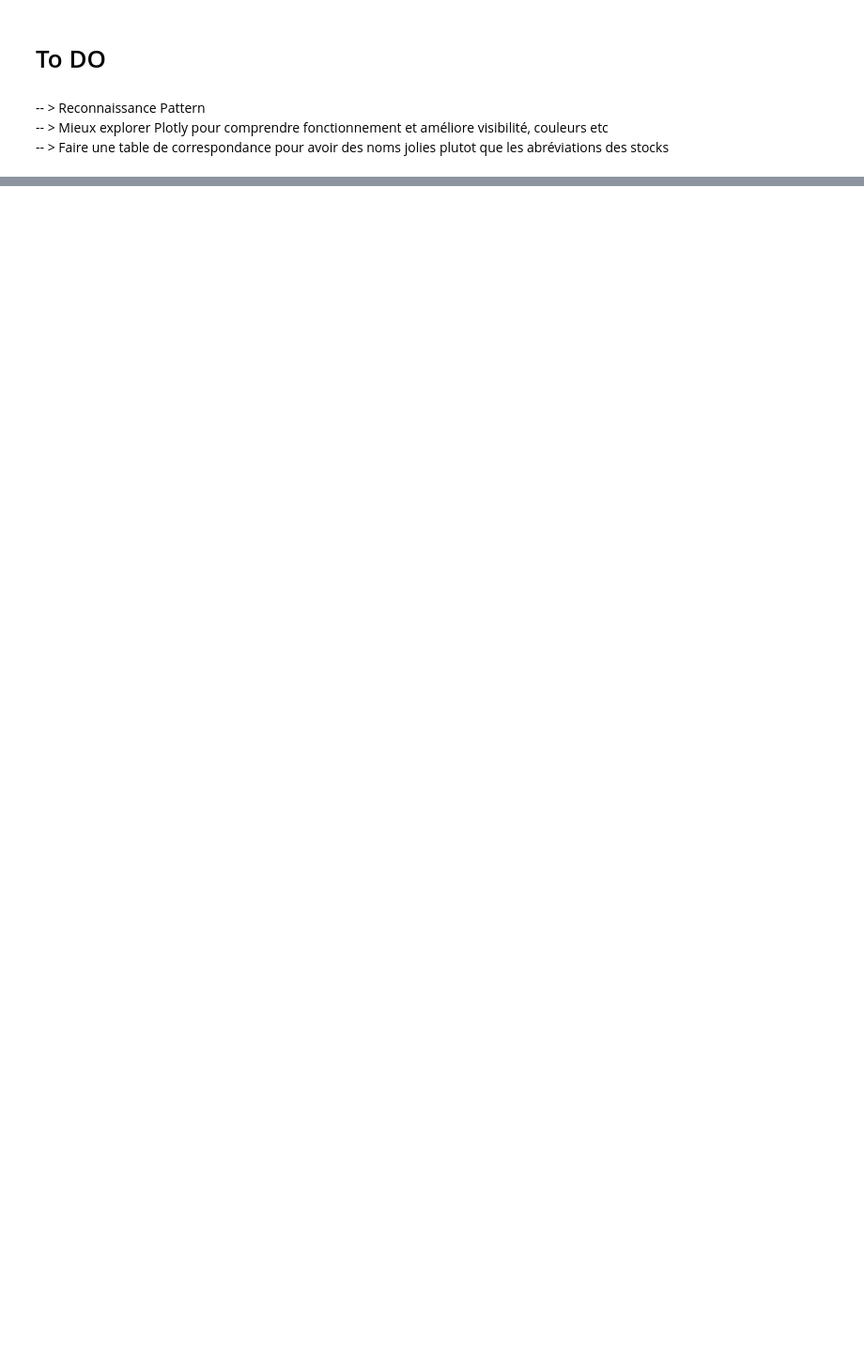
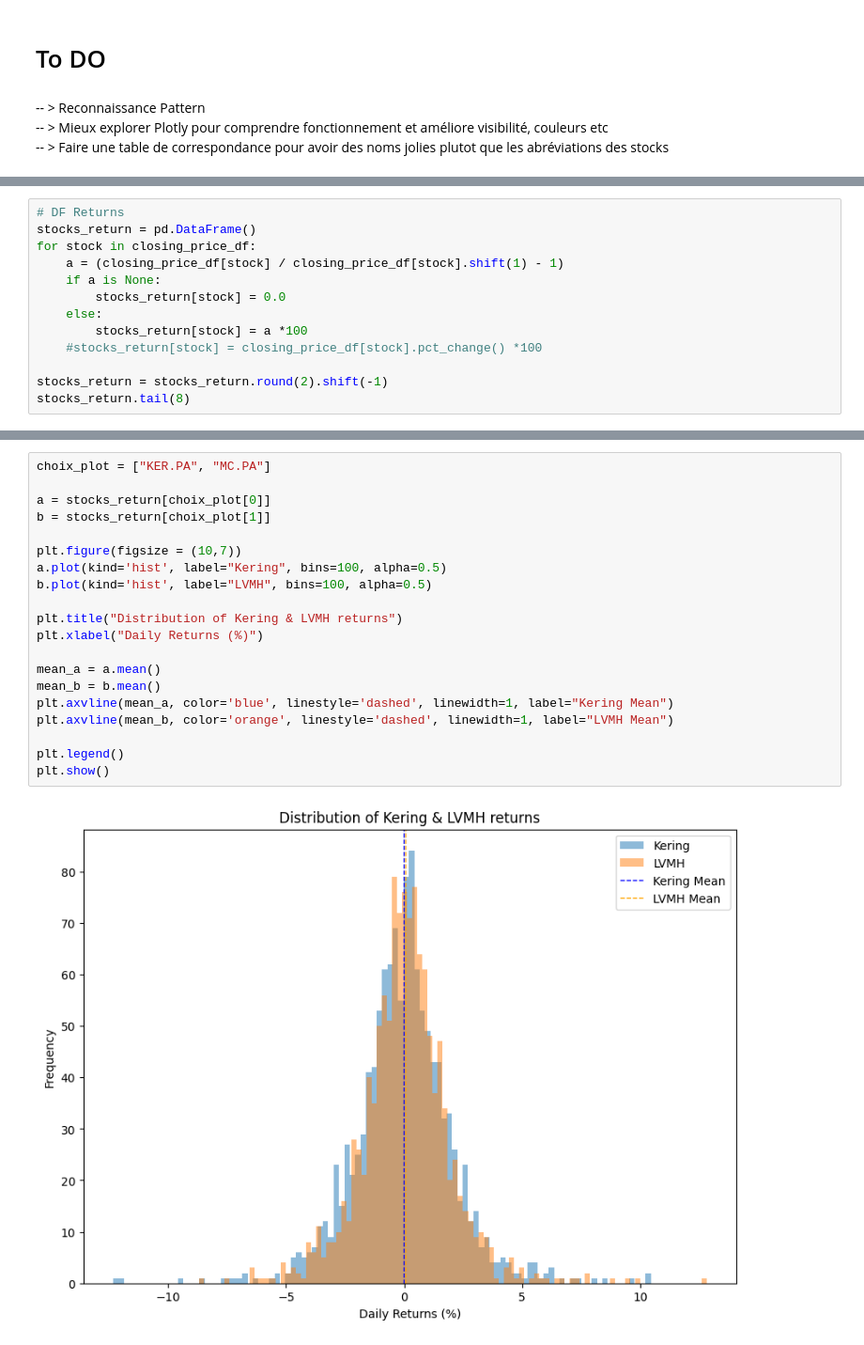
Before and after one commit to MuloTheSecond/Financial-Analysis-Walk-through, a Jupyter notebook: Algo.ipynb, the cells around one changed output, grey strips where cells are left out. Shown at 94% size. Saved outputs shown, nothing was run; the diff lists cells and outputs as text; blank space fills up the shorter version.

```diff
--- a/Algo.ipynb
+++ b/Algo.ipynb
@@ -201,0 +278,13 @@ fig.show()
+# %%
+# DF Returns
+stocks_return = pd.DataFrame()
+for stock in closing_price_df:
+    a = (closing_price_df[stock] / closing_price_df[stock].shift(1) - 1)
+    if a is None:
+        stocks_return[stock] = 0.0
+    else:
+        stocks_return[stock] = a *100
+    #stocks_return[stock] = closing_price_df[stock].pct_change() *100
+
+stocks_return = stocks_return.round(2).shift(-1)
+stocks_return.tail(8)
@@ -201,0 +416,22 @@ fig.show()
+# %%
+choix_plot = ["KER.PA", "MC.PA"]
+
+a = stocks_return[choix_plot[0]]
+b = stocks_return[choix_plot[1]]
+
+plt.figure(figsize = (10,7))
+a.plot(kind='hist', label="Kering", bins=100, alpha=0.5)
+b.plot(kind='hist', label="LVMH", bins=100, alpha=0.5)
+
+plt.title("Distribution of Kering & LVMH returns")
+plt.xlabel("Daily Returns (%)")
+
+mean_a = a.mean()
+mean_b = b.mean()
+plt.axvline(mean_a, color='blue', linestyle='dashed', linewidth=1, label="Kering Mean")
+plt.axvline(mean_b, color='orange', linestyle='dashed', linewidth=1, label="LVMH Mean")
+
+plt.legend()
+plt.show()
+# %% [output]
+[figure, added]
```
Also changed, not shown: parts of 40 cells of this notebook.
